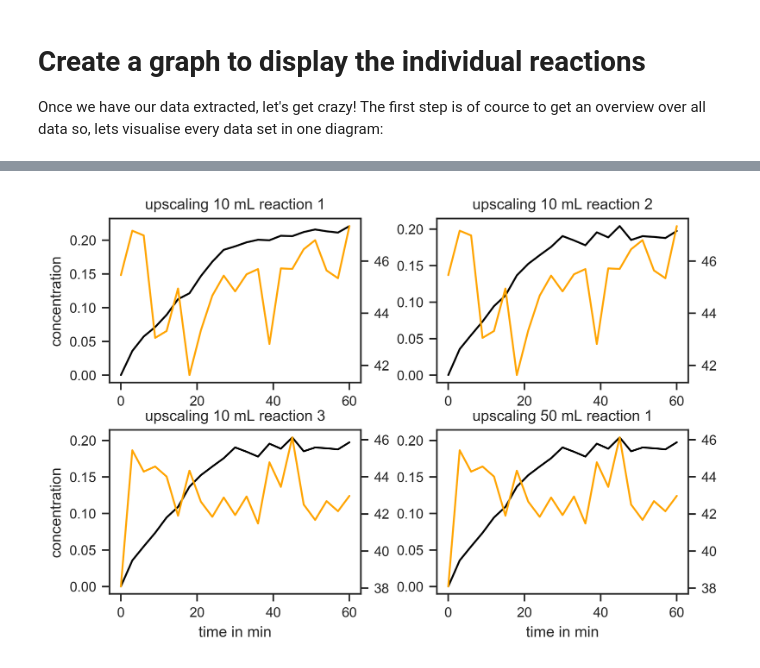
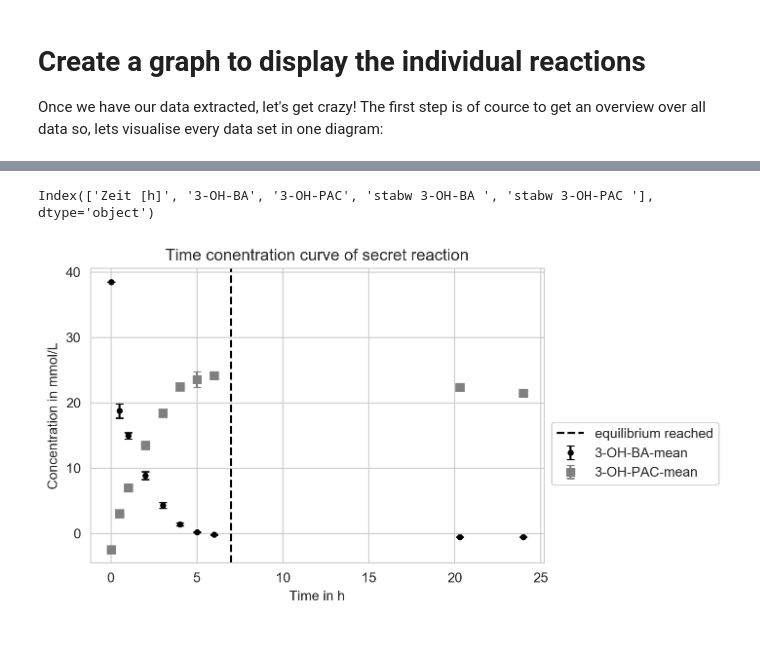
Before and after one commit to StephanM87/Matplotlib-data-visualisation-IBG1, a Jupyter notebook: immobilised_biocatalysts/immobilised_biocatalyst.ipynb, the cells around one changed output, grey strips where cells are left out. Saved outputs shown, nothing was run; the diff lists cells and outputs as text; code cells hidden in the pictures; blank space fills up the shorter version.

```diff
--- a/immobilised_biocatalysts/immobilised_biocatalyst.ipynb
+++ b/immobilised_biocatalysts/immobilised_biocatalyst.ipynb
@@ -196,41 +80,38 @@ plt.tight_layout(pad=0.4, w_pad=0.5, h_pad=0.1)
-# %%
-import matplotlib.pyplot as plt
-import seaborn as sns
-
-sns.set_style('ticks')
-sns.set_context('paper')
-
-plt.rcParams['figure.dpi'] = 450
-
-fig, axs = plt.subplots(nrows=2, ncols=2)
-
-axs[0, 0].plot(df_upscale_10mL_1['Sample [min]'], df_upscale_10mL_1['(S)-3-OH-PAC'], color="black")
-axs_0 = axs[0,0].twinx()
-axs_0.plot(df_upscale_10mL_1['Sample [min]'], df_upscale_10mL_1['3-OH-BA'], color="orange")
-axs[0,0].set_title("upscaling 10 mL reaction 1")
-axs[0,0].set_ylabel("concentration")
-
-
-axs[0, 1].plot(df_upscale_10mL_2['Sample [min]'], df_upscale_10mL_2['(S)-3-OH-PAC'], color="black")
-axs_1 = axs[0,1].twinx()
-axs_1.plot(df_upscale_10mL_2['Sample [min]'], df_upscale_10mL_1['3-OH-BA'], color="orange")
-axs[0,1].set_title("upscaling 10 mL reaction 2")
-
-
-
-axs[1,0].plot(df_upscale_10mL_3['Sample [min]'], df_upscale_10mL_2['(S)-3-OH-PAC'], color="black")
-axs_2 = axs[1,0].twinx()
-axs_2.plot(df_upscale_10mL_3['Sample [min]'], df_upscale_10mL_2['3-OH-BA'], color="orange")
-axs[1,0].set_title("upscaling 10 mL reaction 3")
-axs[1,0].set_ylabel("concentration")
-axs[1,0].set_xlabel("time in min")
-
-axs[1,1].plot(df_upscale_50mL_1['Sample [min]'], df_upscale_10mL_2['(S)-3-OH-PAC'], color="black")
-axs_3 = axs[1,1].twinx()
-axs_3.plot(df_upscale_50mL_1['Sample [min]'], df_upscale_10mL_2['3-OH-BA'], color="orange")
-axs[1,1].set_title("upscaling 50 mL reaction 1")
-axs[1,1].set_xlabel("time in min")
-
-plt.tight_layout(pad=0.4, w_pad=0.5, h_pad=0.1)
-# %% [output]
-[figure, removed]
+# %%
+import matplotlib.pyplot as plt
+import seaborn as sns
+
+sns.set_style("whitegrid")
+
+df = df_amber_mean
+
+# show me all the columns
+print(df.columns)
+
+mean_3OH_BA = df["3-OH-BA"]
+mean_3OH_PAC = df["3-OH-PAC"]
+error_3OH_BA = df["stabw 3-OH-BA "]
+error_3OH_PAC = df["stabw 3-OH-PAC "]
+
+
+
+# this enlarges the canvas
+
+plt.rcParams['figure.dpi'] = 200
+
+fig, ax = plt.subplots()
+
+ax.errorbar(df['Zeit [h]'], mean_3OH_BA, label="3-OH-BA-mean", linestyle="", color="black", marker="o", ms=3.5, yerr=error_3OH_BA, capsize=3)
+ax.errorbar(df['Zeit [h]'], mean_3OH_PAC, label="3-OH-PAC-mean", linestyle="", color="grey",  marker="s", yerr=error_3OH_PAC, capsize=3)
+
+ax.set_xlabel("Time in h")
+ax.set_ylabel("Concentration in mmol/L")
+ax.set_title("Time conentration curve of secret reaction")
+ax.axvline(7, color="black", label="equilibrium reached", linestyle="--")
+
+ax.legend(bbox_to_anchor=(1.4, 0.5))
+
+plt.show()
+# %% [output]
+Index(['Zeit [h]', '3-OH-BA', '3-OH-PAC', 'stabw 3-OH-BA ', 'stabw 3-OH-PAC '], dtype='object')
+[figure, added]
```
Also changed, not shown: parts of 6 cells of this notebook, 1 other file.
